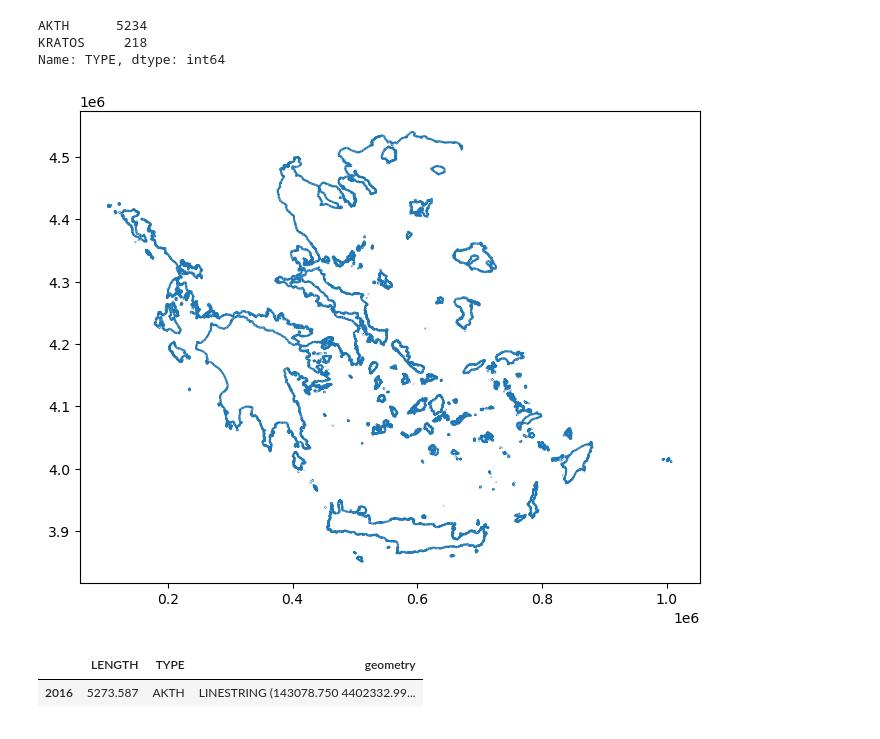
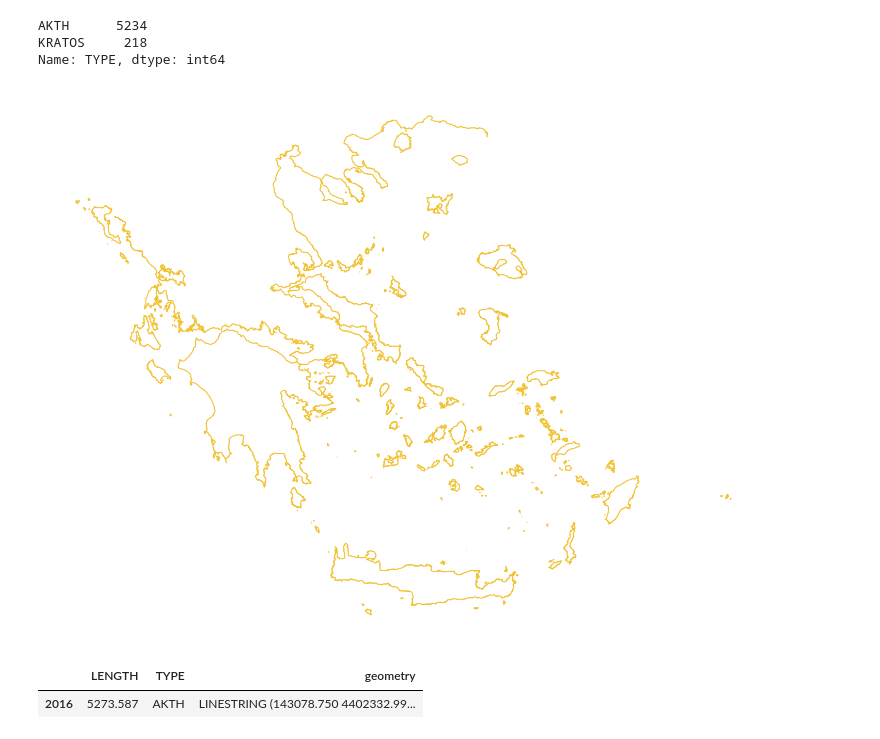
Before and after one commit to bobadams1/house_finder, a Jupyter notebook: code/01_Shoreline_Boundary.ipynb, the cells around one changed output. Saved outputs shown, nothing was run; the diff lists cells and outputs as text; code cells hidden in the pictures.

```diff
--- a/code/02_Shoreline_Boundary.ipynb
+++ b/code/01_Shoreline_Boundary.ipynb
@@ -31,10 +31,12 @@ Name: TYPE, dtype: int64
 # %%
 coastlines_shp = coastlines_shp[coastlines_shp['TYPE'] == 'AKTH']
 # %%
-coastlines_shp.plot(figsize = (8,8));
+coastlines_shp.plot(figsize = (18,18), color = '#f1c232')
+plt.axis('off');
+plt.savefig(fname = '../images/greek_coastline.png')
 # We are interested first in the island of Corfu (anglicized) shaped like a chili pepper at the top left of the shape file
 # %% [output]
-[figure, old version]
+[figure, new version]
 # %%
 coastlines_shp[round(coastlines_shp['LENGTH']) == 5274]
 #Searching on the mapped version of this shapefile on the site, I found a unique distance around Barbati on Corfu.  We want the shapes connected to this one.
```
Also changed, not shown: 9 other files.
